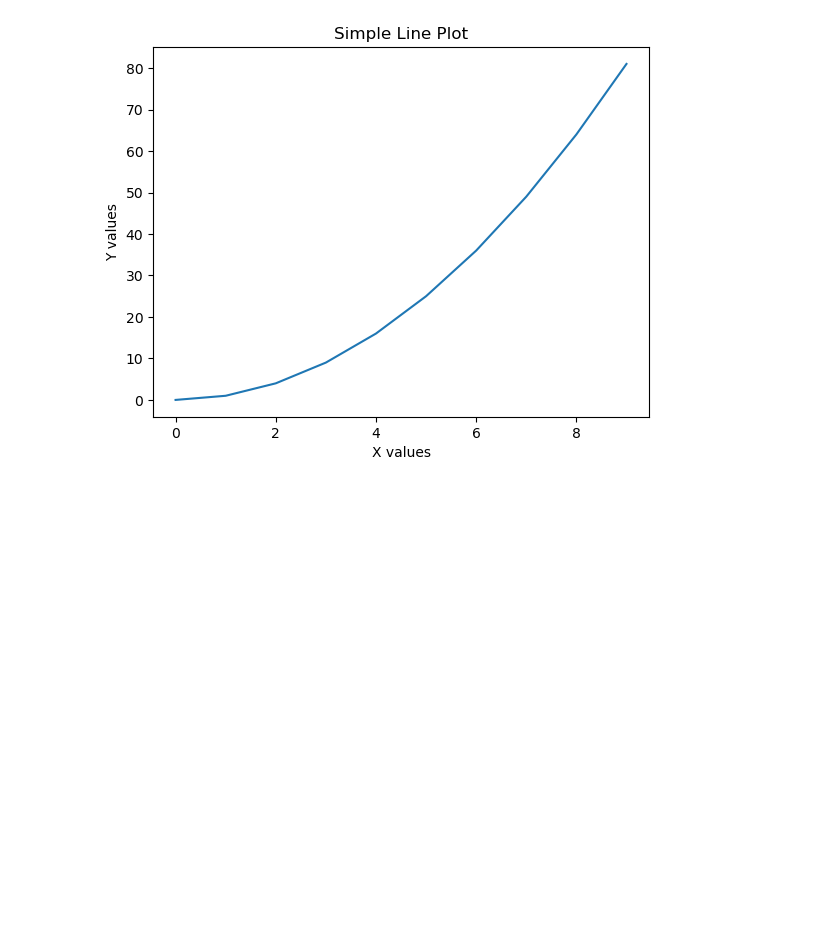
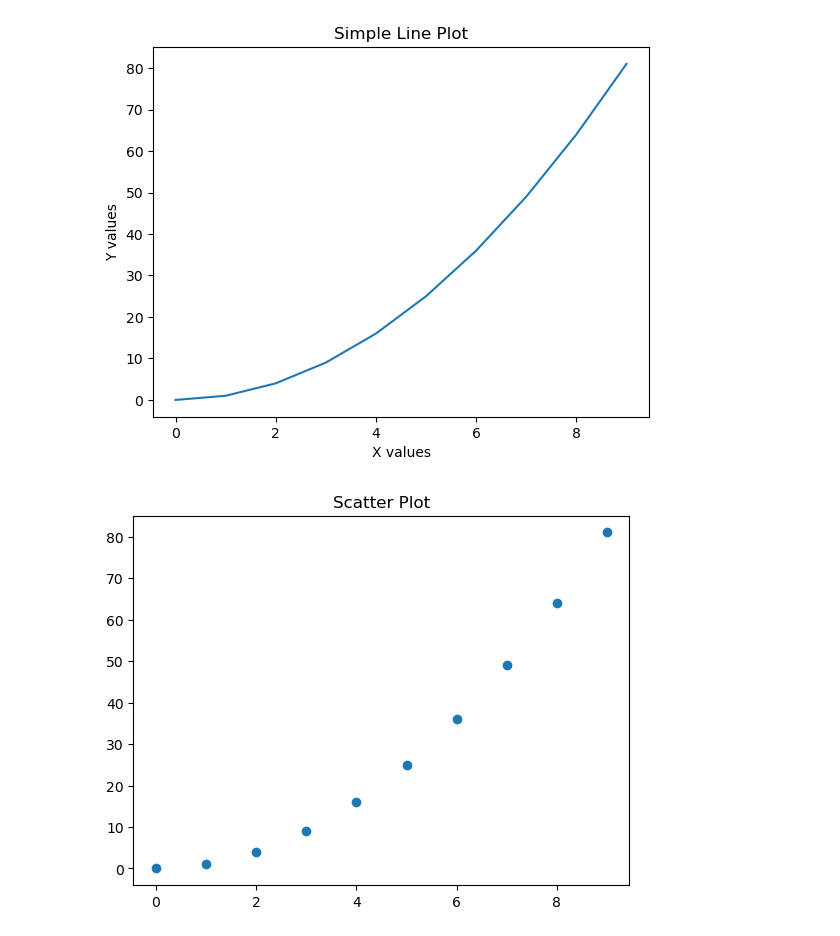
Before and after one commit to balaji-wadhekar/machine-learning, a Jupyter notebook: matplotlib.ipynb, the cells around one changed output. Cells and saved outputs as stored; diff of their text form; code cells hidden in the pictures; blank space fills up the shorter version.

```diff
--- a/matplotlib.ipynb
+++ b/matplotlib.ipynb
@@ -13,3 +13,9 @@ plt.ylabel("Y values")
 plt.show()
 # %% [output]
 [figure]
+# %%
+plt.scatter(x, y)
+plt.title("Scatter Plot")
+plt.show()
+# %% [output]
+[figure, added]
```
Also changed, not shown: parts of 3 cells of this notebook.
